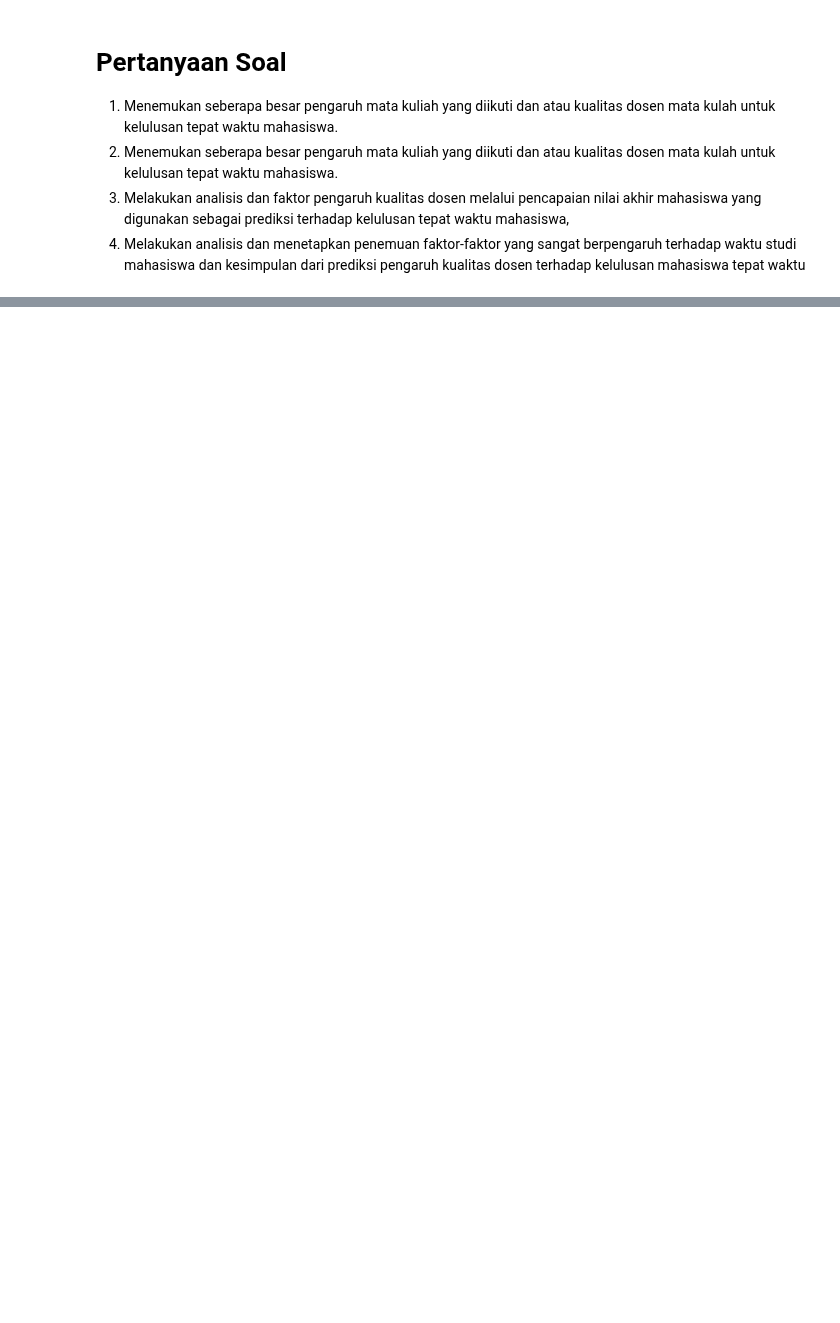
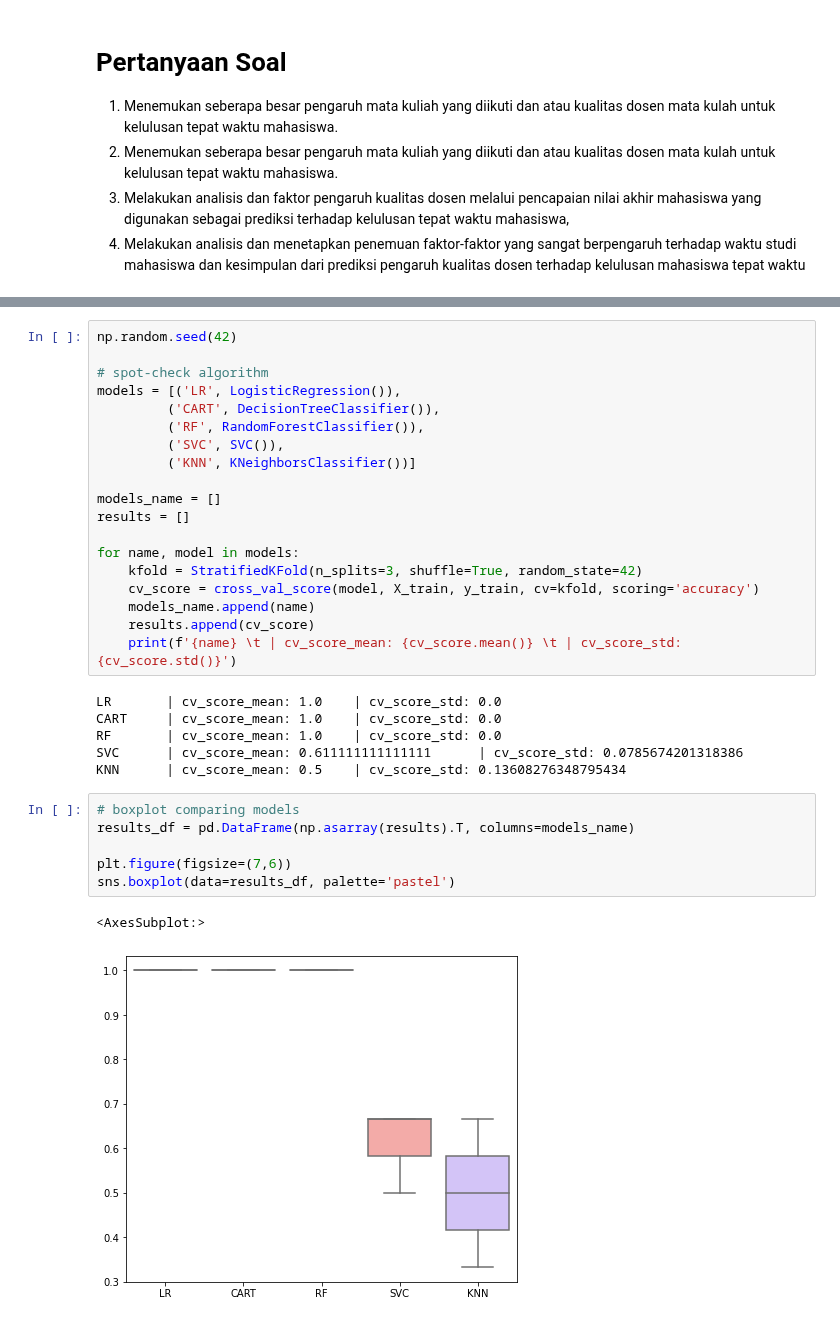
Before and after one commit to FelixFern/ISFEST-ODE, a Jupyter notebook: Modelling.ipynb, the cells around one changed output, grey strips where cells are left out. Saved outputs shown, nothing was run; the diff lists cells and outputs as text; blank space fills up the shorter version.

```diff
--- a/Modelling.ipynb
+++ b/Modelling.ipynb
@@ -171,0 +235,34 @@ sns.boxplot(data=results_df, palette='pastel')
+# %%
+np.random.seed(42)
+
+# spot-check algorithm
+models = [('LR', LogisticRegression()),
+         ('CART', DecisionTreeClassifier()),
+         ('RF', RandomForestClassifier()),
+         ('SVC', SVC()),
+         ('KNN', KNeighborsClassifier())]
+
+models_name = []
+results = []
+
+for name, model in models:
+    kfold = StratifiedKFold(n_splits=3, shuffle=True, random_state=42)
+    cv_score = cross_val_score(model, X_train, y_train, cv=kfold, scoring='accuracy')
+    models_name.append(name)
+    results.append(cv_score)
+    print(f'{name} \t | cv_score_mean: {cv_score.mean()} \t | cv_score_std: {cv_score.std()}')
+# %% [output]
+LR       | cv_score_mean: 1.0    | cv_score_std: 0.0
+CART     | cv_score_mean: 1.0    | cv_score_std: 0.0
+RF       | cv_score_mean: 1.0    | cv_score_std: 0.0
+SVC      | cv_score_mean: 0.611111111111111      | cv_score_std: 0.0785674201318386
+KNN      | cv_score_mean: 0.5    | cv_score_std: 0.13608276348795434
+# %%
+# boxplot comparing models
+results_df = pd.DataFrame(np.asarray(results).T, columns=models_name)
+
+plt.figure(figsize=(7,6))
+sns.boxplot(data=results_df, palette='pastel')
+# %% [output]
+<AxesSubplot:>
+[figure, added]
```
Also changed, not shown: parts of 9 cells of this notebook.
